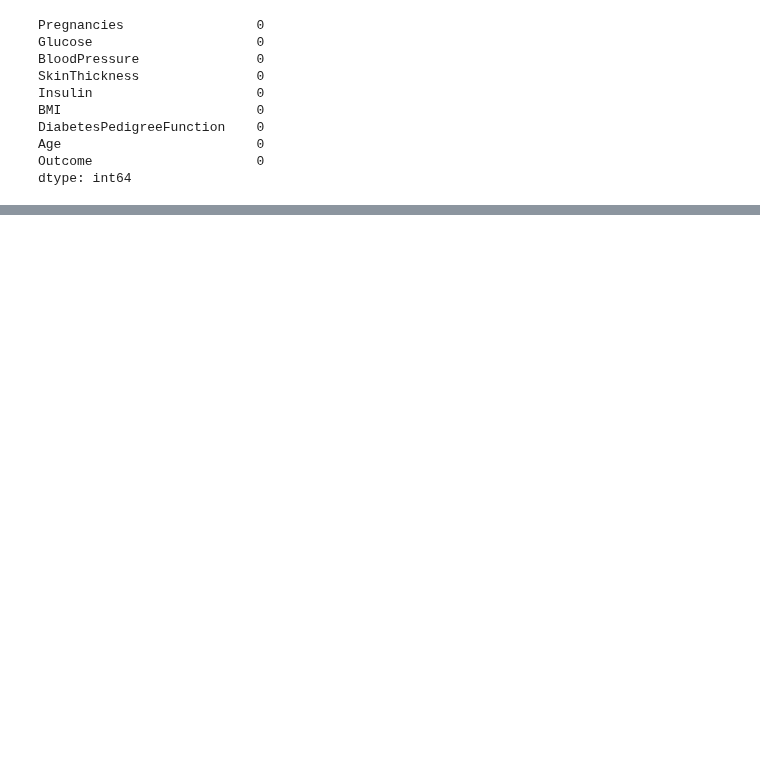
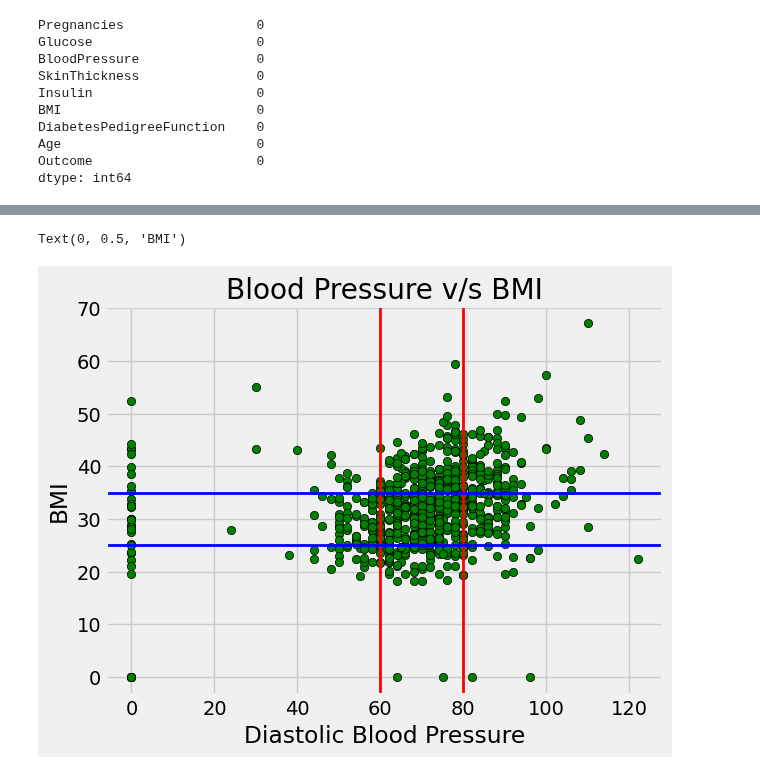
Before and after one commit to SianRods/Data-Science-ML, a Jupyter notebook: Diabetes_Data_Set/notebooks/d1.ipynb, the cells around one changed output, grey strips where cells are left out. Saved outputs shown, nothing was run; the diff lists cells and outputs as text; code cells hidden in the pictures; blank space fills up the shorter version.

```diff
--- a/Diabetes_Data_Set/notebooks/d1.ipynb
+++ b/Diabetes_Data_Set/notebooks/d1.ipynb
@@ -69,0 +77,13 @@ sns.scatterplot(x='SkinThickness',y='Insulin',data=diabetes_df)
+# %%
+plt.style.use('fivethirtyeight')
+plt.scatter(x='BloodPressure',y='BMI',data=diabetes_df,edgecolors='black',c='g')
+plt.axvline(x=80,linewidth=2,color='red')
+plt.axvline(x=60,linewidth=2,color='red')
+plt.axhline(y=25,linewidth=2,color='blue')
+plt.axhline(y=35,linewidth=2,color='blue')
+plt.title("Blood Pressure v/s BMI")
+plt.xlabel('Diastolic Blood Pressure')
+plt.ylabel("BMI")
+# %% [output]
+Text(0, 0.5, 'BMI')
+[figure, added]
```
Also changed, not shown: parts of 19 cells of this notebook, 1 other file.
